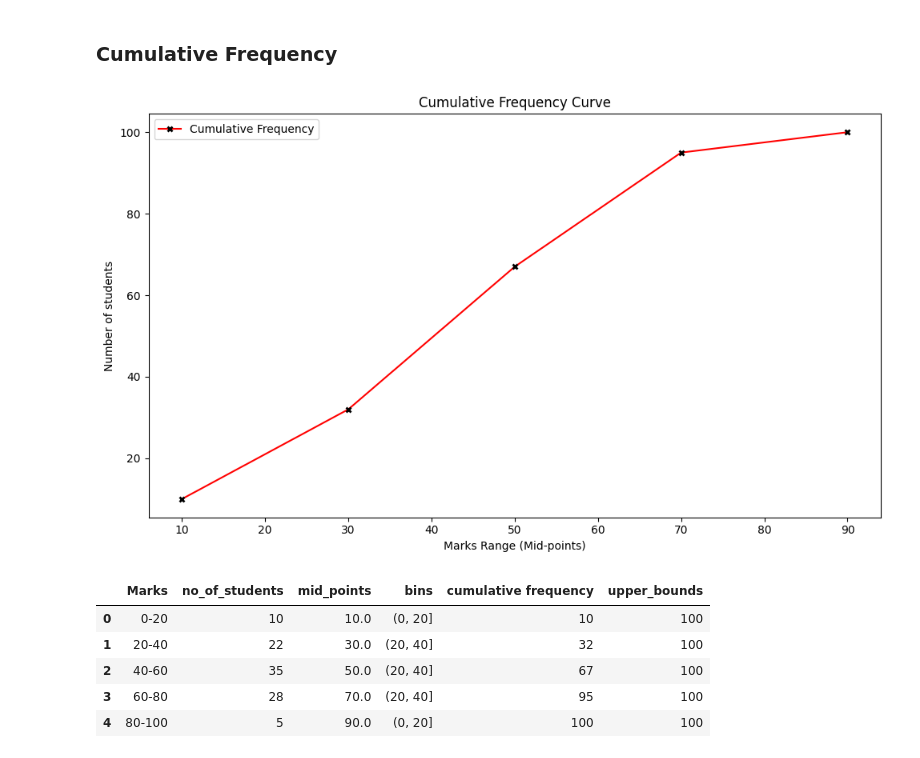
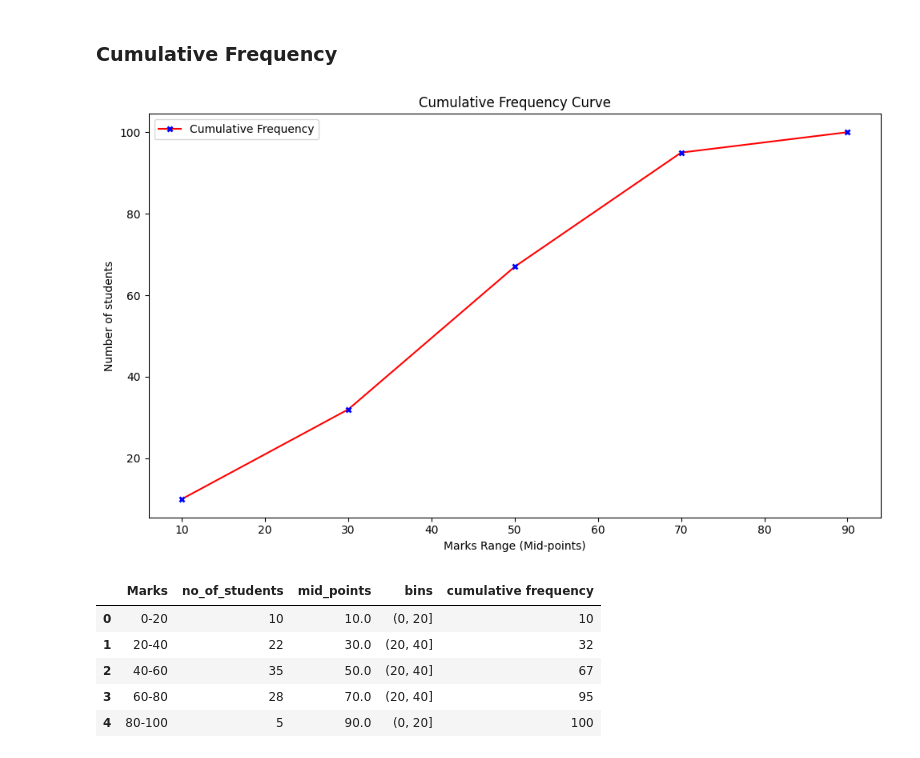
Before and after one commit to UjjwalKarkeyy/Python_Programming, a Jupyter notebook: Week-4_python.ipynb, the cells around one changed output. Saved outputs shown, nothing was run; the diff lists cells and outputs as text; code cells hidden in the pictures.

```diff
--- a/Week-4_python.ipynb
+++ b/Week-4_python.ipynb
@@ -638,42 +640,35 @@ plt.show()
 # %%
 
 plt.figure(figsize=(10,6))
 # sns.distplot(x, kde=True, norm_hist=True)
 cumulative_frequency = np.cumsum(student_data['no_of_students'])
 student_data['cumulative frequency'] = cumulative_frequency
-student_data['upper_bounds'] = upper_bounds
-
-# sns.lineplot(x = student_data['mid_points'],
-#              y = student_data['cumulative frequency'],
-#              color='red', marker='x', markersize = 5, markeredgewidth = 2,
-#              markerfacecolor = 'blue', linestyle = '-',
-#              label = 'Cumulative Frequency',)
 
 sns.lineplot(x = student_data['mid_points'],
              y = student_data['cumulative frequency'],
              color='red', marker='x', markersize = 5, markeredgewidth = 2,
-             markeredgecolor = 'black', linestyle = '-',
+             markeredgecolor = 'blue', linestyle = '-',
              label = 'Cumulative Frequency',)
 
 # Add labels and titles
 plt.title('Cumulative Frequency Curve')
 plt.xlabel('Marks Range (Mid-points)')
 plt.ylabel('Number of students')
 
 # Display the legend
 plt.legend()
 plt.tight_layout()
 
 # Show the plot
 
 plt.show()
 
 display(student_data)
 # %% [output]
-[figure, old version]
+[figure, new version]
-|  | Marks | no_of_students | mid_points | bins | cumulative frequency | upper_bounds |
-| 0 | 0-20 | 10 | 10.0 | (0, 20] | 10 | 100 |
-| 1 | 20-40 | 22 | 30.0 | (20, 40] | 32 | 100 |
-| 2 | 40-60 | 35 | 50.0 | (20, 40] | 67 | 100 |
-| 3 | 60-80 | 28 | 70.0 | (20, 40] | 95 | 100 |
-| 4 | 80-100 | 5 | 90.0 | (0, 20] | 100 | 100 |
+|  | Marks | no_of_students | mid_points | bins | cumulative frequency |
+| 0 | 0-20 | 10 | 10.0 | (0, 20] | 10 |
+| 1 | 20-40 | 22 | 30.0 | (20, 40] | 32 |
+| 2 | 40-60 | 35 | 50.0 | (20, 40] | 67 |
+| 3 | 60-80 | 28 | 70.0 | (20, 40] | 95 |
+| 4 | 80-100 | 5 | 90.0 | (0, 20] | 100 |
```
Also changed, not shown: parts of 15 cells of this notebook, 2 other files.
